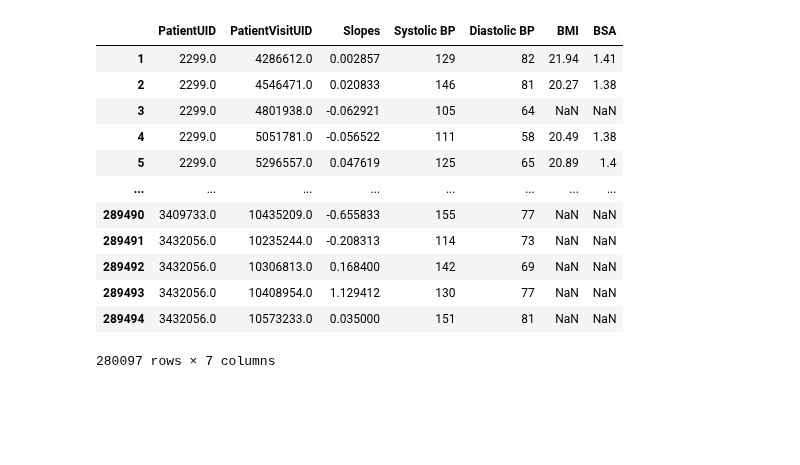
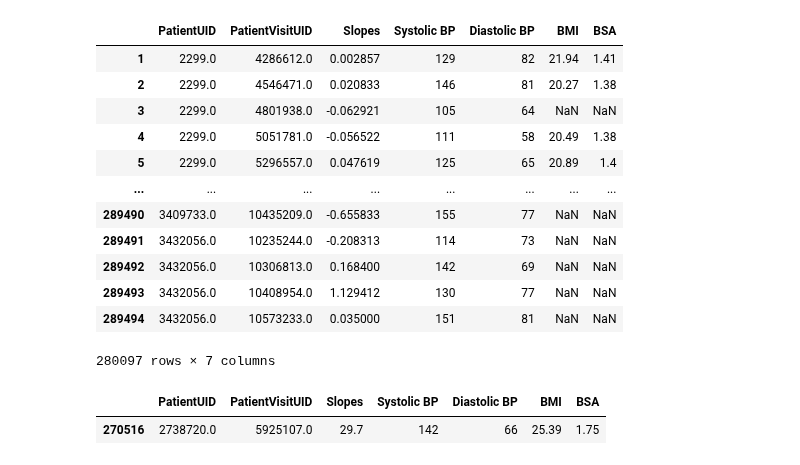
Before and after one commit to nxxk23/PROJECT, a Jupyter notebook: FileVital.ipynb, the cells around one changed output. Cells and saved outputs as stored; diff of their text form; code cells hidden in the pictures; blank space fills up the shorter version.

```diff
--- a/FileVital.ipynb
+++ b/FileVital.ipynb
@@ -206,4 +242,9 @@ vitalDF
 | 289493 | 3432056.0 | 10408954.0 | 1.129412 | 130 | 77 | NaN | NaN |
 | 289494 | 3432056.0 | 10573233.0 | 0.035000 | 151 | 81 | NaN | NaN |
 280097 rows × 7 columns
+# %%
+vitalDF[vitalDF['Slopes']>29] #drop this rows
+# %% [output]
+|  | PatientUID | PatientVisitUID | Slopes | Systolic BP | Diastolic BP | BMI | BSA |
+| 270516 | 2738720.0 | 5925107.0 | 29.7 | 142 | 66 | 25.39 | 1.75 |
 # %%
```
Also changed, not shown: parts of 5 cells of this notebook.
